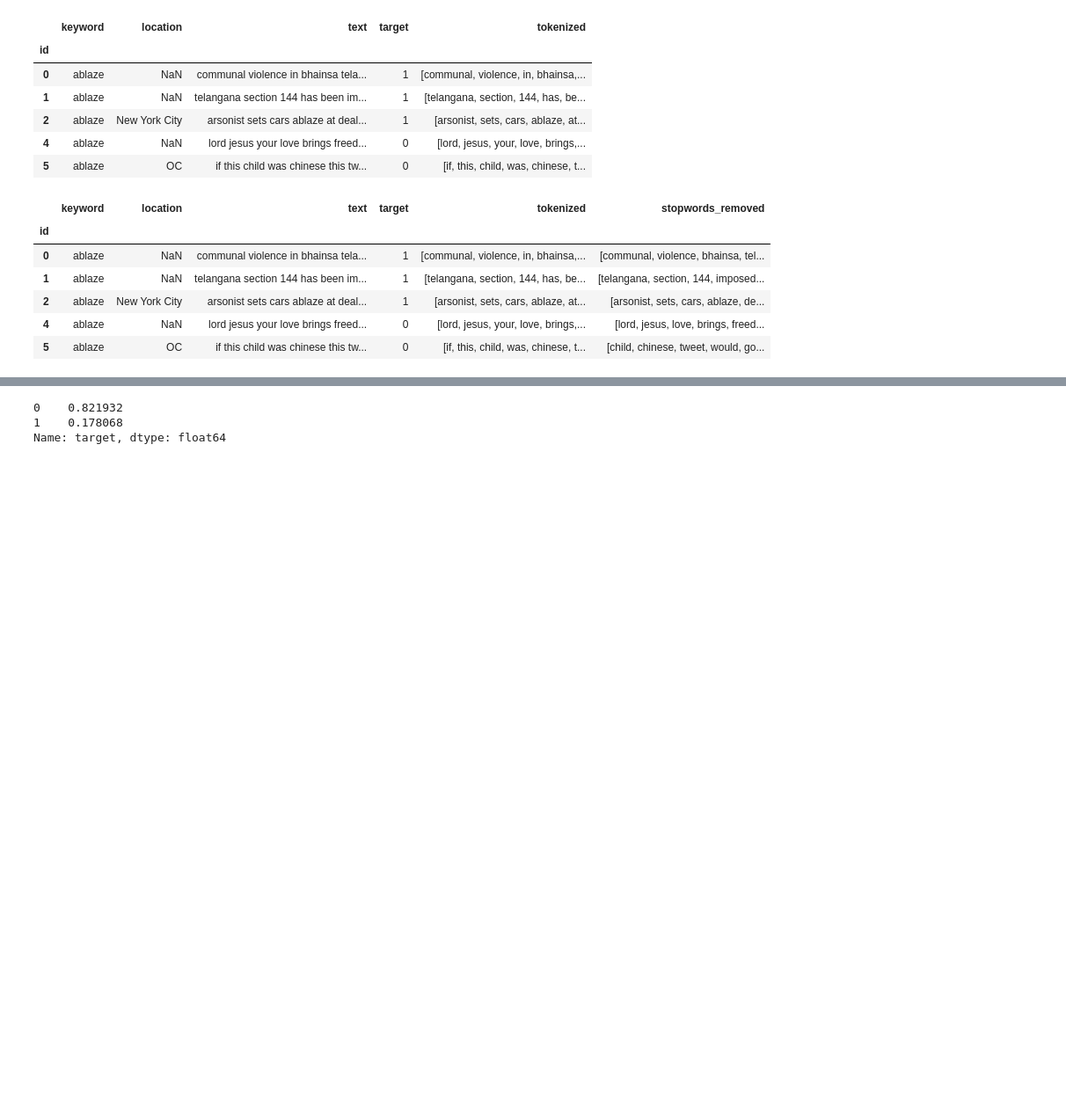
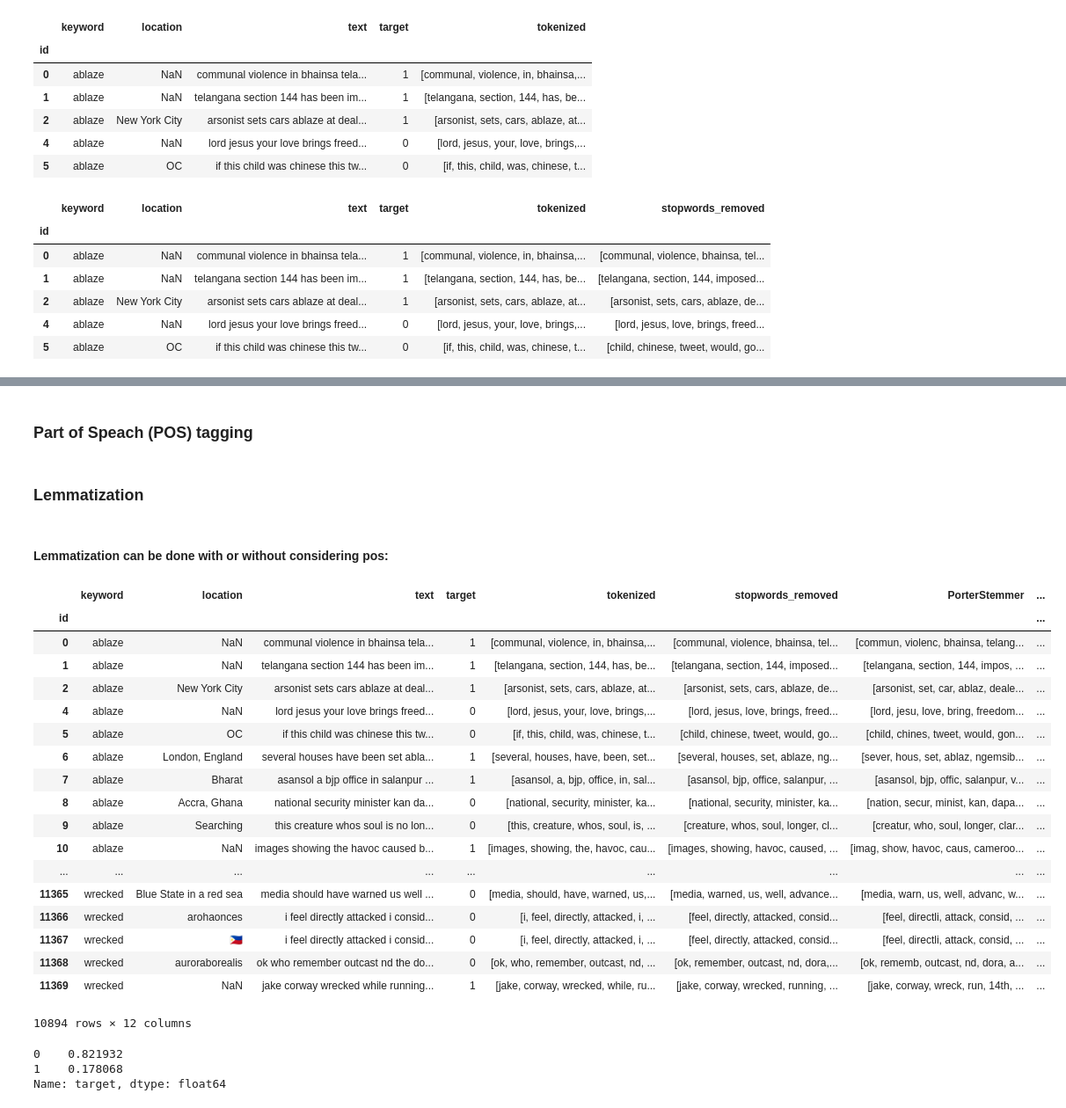
Before and after one commit to SepehrS2020/Data_Science_Projects, a Jupyter notebook: DisasterTweets/disaster_tweets.ipynb, the cells around one changed output, grey strips where cells are left out. Shown: that part at 88% size. Cells and saved outputs as stored; diff of their text form; code cells hidden in the pictures; blank space fills up the shorter version.

Commit message:
pos tagging and lemmatization were added

```diff
--- a/DisasterTweets/disaster_tweets.ipynb
+++ b/DisasterTweets/disaster_tweets.ipynb
@@ -484,0 +515,2 @@ df.head()
+# %% [markdown]
+### Part of Speach (POS) tagging
@@ -485,3 +547,52 @@ df.head()
+# %%
+df['combined_postag_wnet']=df['stopwords_removed'].apply(pos_tag_wordnet)
+# %% [markdown]
+### Lemmatization
+# %%
+from nltk.stem import WordNetLemmatizer
+def lemmatize(text):
+    lemmatizer=WordNetLemmatizer()
+    lemma=[lemmatizer.lemmatize(word,tag) for word,tag in text]
+    return lemma
+# %% [markdown]
+#### Lemmatization can be done with or without considering pos:
+# %%
+# lemmatization without considering pos:
+lemmatizer=WordNetLemmatizer()
+
+df['lemmatized_word_without_pos']=df['stopwords_removed'].apply(lambda x: [lemmatizer.lemmatize(word) for word in x])
+
+df['lemmatized_word_without_pos']=df['lemmatized_word_without_pos'].apply(lambda x: [word for word in x if word not in stop])
+# %%
+# lemmatization without considering pos:
+lemmatizer=WordNetLemmatizer()
+
+df['lemmatized_word_with_pos']=df['combined_postag_wnet'].apply(lambda x: lemmatize(x))
+
+df['lemmatized_word_with_pos']=df['lemmatized_word_with_pos'].apply(lambda x: [word for word in x if word not in stop])
+df['lemmatized_text']=[' '.join(map(str,i)) for i in df['lemmatized_word_with_pos']]
+# %%
+df
+# %% [output]
+|  | keyword | location | text | target | tokenized | stopwords_removed | PorterStemmer | ... |
+| id |  |  |  |  |  |  |  | ... |
+| 0 | ablaze | NaN | communal violence in bhainsa tela... | 1 | [communal, violence, in, bhainsa,... | [communal, violence, bhainsa, tel... | [commun, violenc, bhainsa, telang... | ... |
+| 1 | ablaze | NaN | telangana section 144 has been im... | 1 | [telangana, section, 144, has, be... | [telangana, section, 144, imposed... | [telangana, section, 144, impos, ... | ... |
+| 2 | ablaze | New York City | arsonist sets cars ablaze at deal... | 1 | [arsonist, sets, cars, ablaze, at... | [arsonist, sets, cars, ablaze, de... | [arsonist, set, car, ablaz, deale... | ... |
+| 4 | ablaze | NaN | lord jesus your love brings freed... | 0 | [lord, jesus, your, love, brings,... | [lord, jesus, love, brings, freed... | [lord, jesu, love, bring, freedom... | ... |
+| 5 | ablaze | OC | if this child was chinese this tw... | 0 | [if, this, child, was, chinese, t... | [child, chinese, tweet, would, go... | [child, chines, tweet, would, gon... | ... |
+| 6 | ablaze | London, England | several houses have been set abla... | 1 | [several, houses, have, been, set... | [several, houses, set, ablaze, ng... | [sever, hous, set, ablaz, ngemsib... | ... |
+| 7 | ablaze | Bharat | asansol a bjp office in salanpur ... | 1 | [asansol, a, bjp, office, in, sal... | [asansol, bjp, office, salanpur, ... | [asansol, bjp, offic, salanpur, v... | ... |
+| 8 | ablaze | Accra, Ghana | national security minister kan da... | 0 | [national, security, minister, ka... | [national, security, minister, ka... | [nation, secur, minist, kan, dapa... | ... |
+| 9 | ablaze | Searching | this creature whos soul is no lon... | 0 | [this, creature, whos, soul, is, ... | [creature, whos, soul, longer, cl... | [creatur, who, soul, longer, clar... | ... |
+| 10 | ablaze | NaN | images showing the havoc caused b... | 1 | [images, showing, the, havoc, cau... | [images, showing, havoc, caused, ... | [imag, show, havoc, caus, cameroo... | ... |
+| ... | ... | ... | ... | ... | ... | ... | ... | ... |
+| 11365 | wrecked | Blue State in a red sea | media should have warned us well ... | 0 | [media, should, have, warned, us,... | [media, warned, us, well, advance... | [media, warn, us, well, advanc, w... | ... |
+| 11366 | wrecked | arohaonces | i feel directly attacked i consid... | 0 | [i, feel, directly, attacked, i, ... | [feel, directly, attacked, consid... | [feel, directli, attack, consid, ... | ... |
+| 11367 | wrecked | 🇵🇭 | i feel directly attacked i consid... | 0 | [i, feel, directly, attacked, i, ... | [feel, directly, attacked, consid... | [feel, directli, attack, consid, ... | ... |
+| 11368 | wrecked | auroraborealis | ok who remember outcast nd the do... | 0 | [ok, who, remember, outcast, nd, ... | [ok, remember, outcast, nd, dora,... | [ok, rememb, outcast, nd, dora, a... | ... |
+| 11369 | wrecked | NaN | jake corway wrecked while running... | 1 | [jake, corway, wrecked, while, ru... | [jake, corway, wrecked, running, ... | [jake, corway, wreck, run, 14th, ... | ... |
+10894 rows × 12 columns
 # %%
 # We have unbalanced sample. only 17.8% of the comments is related to the disasters.
 df['target'].value_counts()/len(df)
```
Also changed, not shown: parts of 10 cells of this notebook.
